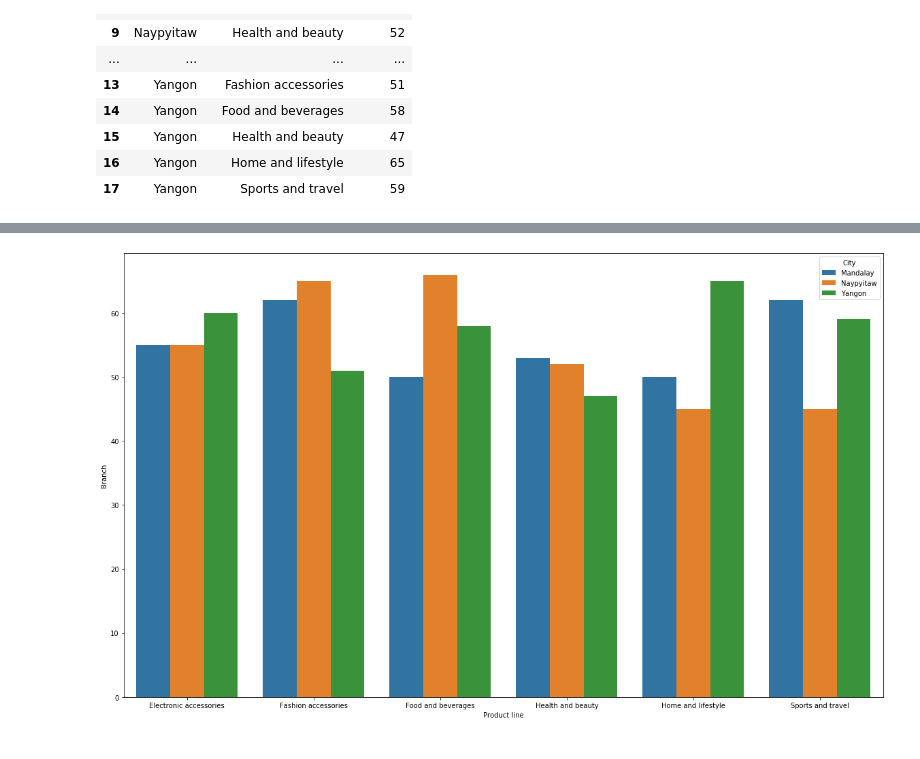
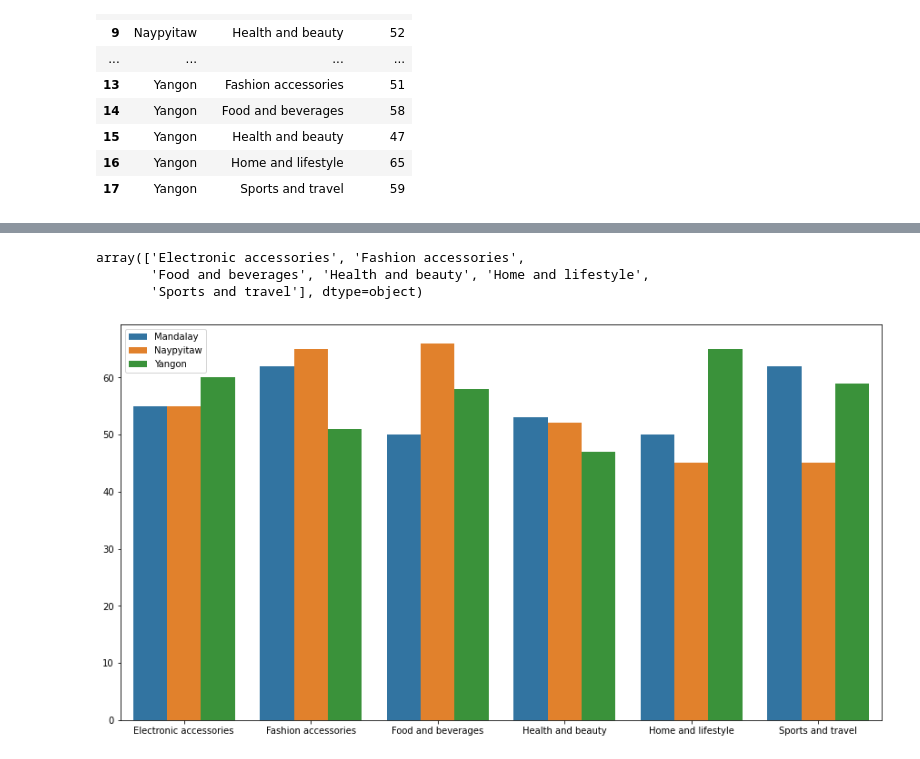
Before and after one commit to thehuy147/Project, a Jupyter notebook: SupermarketSales.ipynb, the cells around one changed output, grey strips where cells are left out. Drawn from its saved outputs; the diff is of its cells as text; code cells hidden in the pictures.

```diff
--- a/SupermarketSales.ipynb
+++ b/SupermarketSales.ipynb
@@ -337,12 +294,23 @@ product
+# %%
+product["Product line"].unique()
+# %% [output]
+array(['Electronic accessories', 'Fashion accessories',
+       'Food and beverages', 'Health and beauty', 'Home and lifestyle',
+       'Sports and travel'], dtype=object)
 # %%
-fig, ax = plt.subplots(figsize = (20,12))
+fig, ax = plt.subplots(figsize = (15,8))
 sns.barplot(
     x = "Product line",
     y = "Branch",
     hue = "City",
-    data = product
+    data = product,
+    ax = ax
 )
 
+ax.set_xticklabels(product["Product line"].unique(),fontsize = '10')
+ax.set_xlabel(None)
+ax.set_ylabel(None)
+plt.legend()
 plt.show()
 # %% [output]
-[figure, old version]
+[figure, new version]
```
Also changed, not shown: parts of 16 cells of this notebook.
